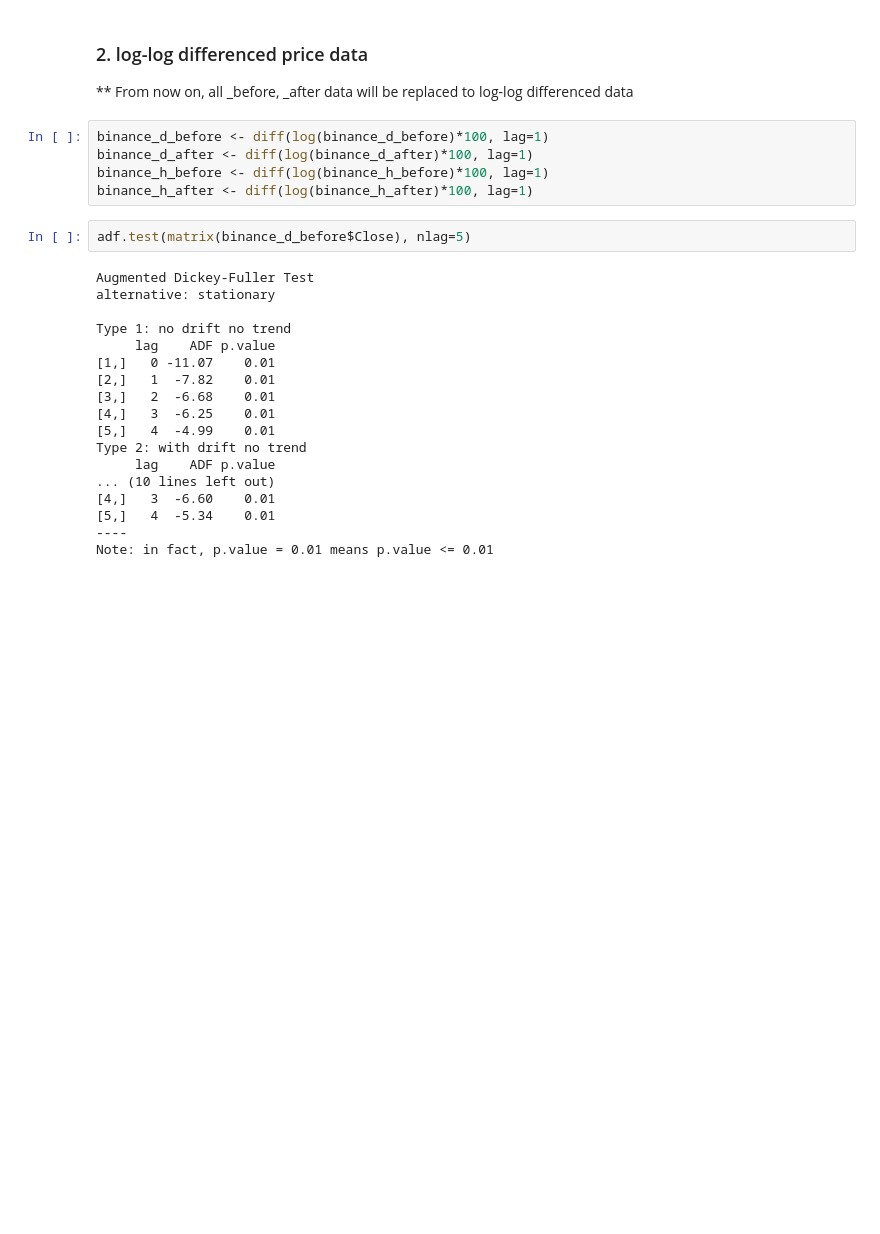
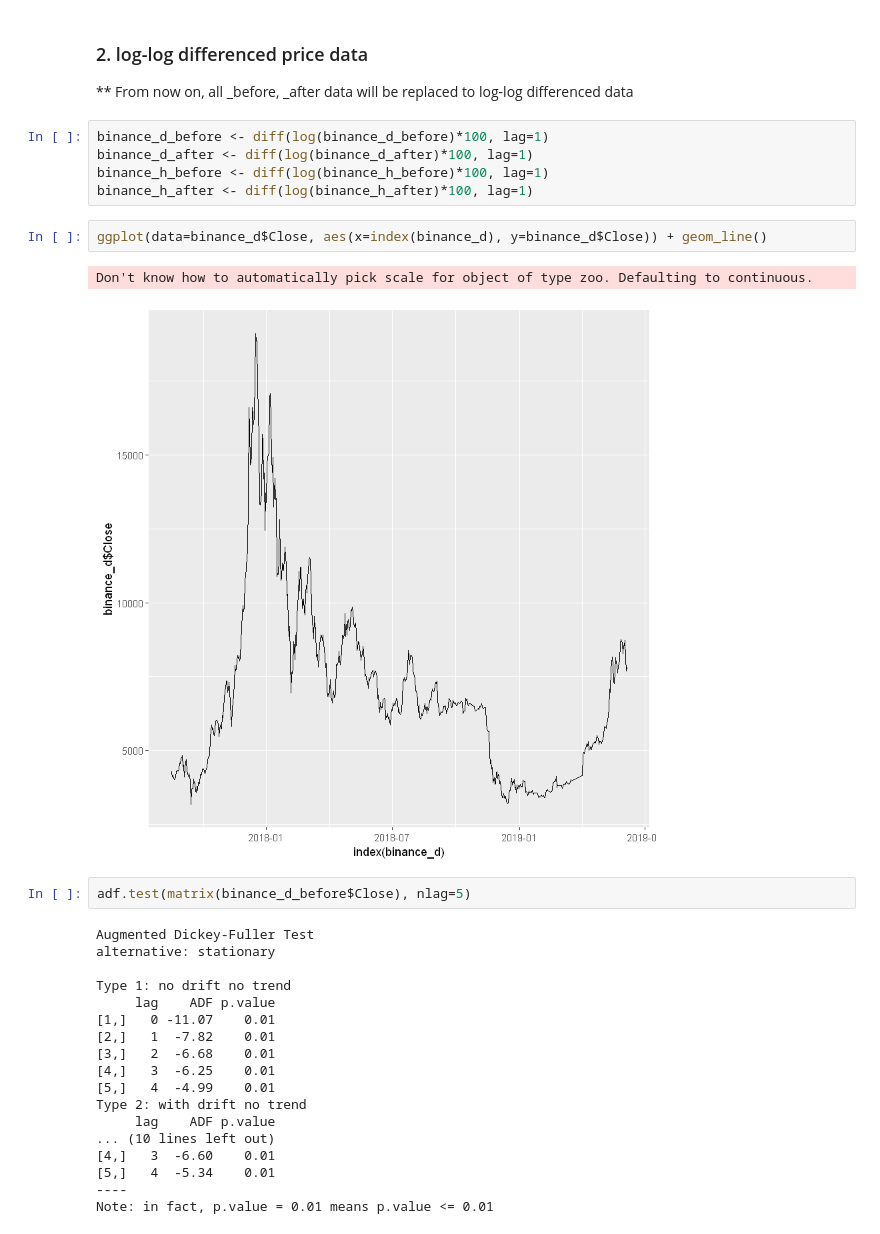
Before and after one commit to jaepil-choi/KIS_Research, a Jupyter notebook: coin-GARCH-R.ipynb, the cells around one changed output. Saved outputs shown, nothing was run; the diff lists cells and outputs as text; blank space fills up the shorter version.

```diff
--- a/coin-GARCH-R.ipynb
+++ b/coin-GARCH-R.ipynb
@@ -147,6 +166,11 @@ binance_d_before <- diff(log(binance_d_before)*100, lag=1)
 binance_d_after <- diff(log(binance_d_after)*100, lag=1)
 binance_h_before <- diff(log(binance_h_before)*100, lag=1)
 binance_h_after <- diff(log(binance_h_after)*100, lag=1)
+# %%
+ggplot(data=binance_d$Close, aes(x=index(binance_d), y=binance_d$Close)) + geom_line()
+# %% [output]
+Don't know how to automatically pick scale for object of type zoo. Defaulting to continuous.
+[figure, added]
 # %%
 adf.test(matrix(binance_d_before$Close), nlag=5)
 # %% [output]
```
Also changed, not shown: parts of 3 cells of this notebook.
